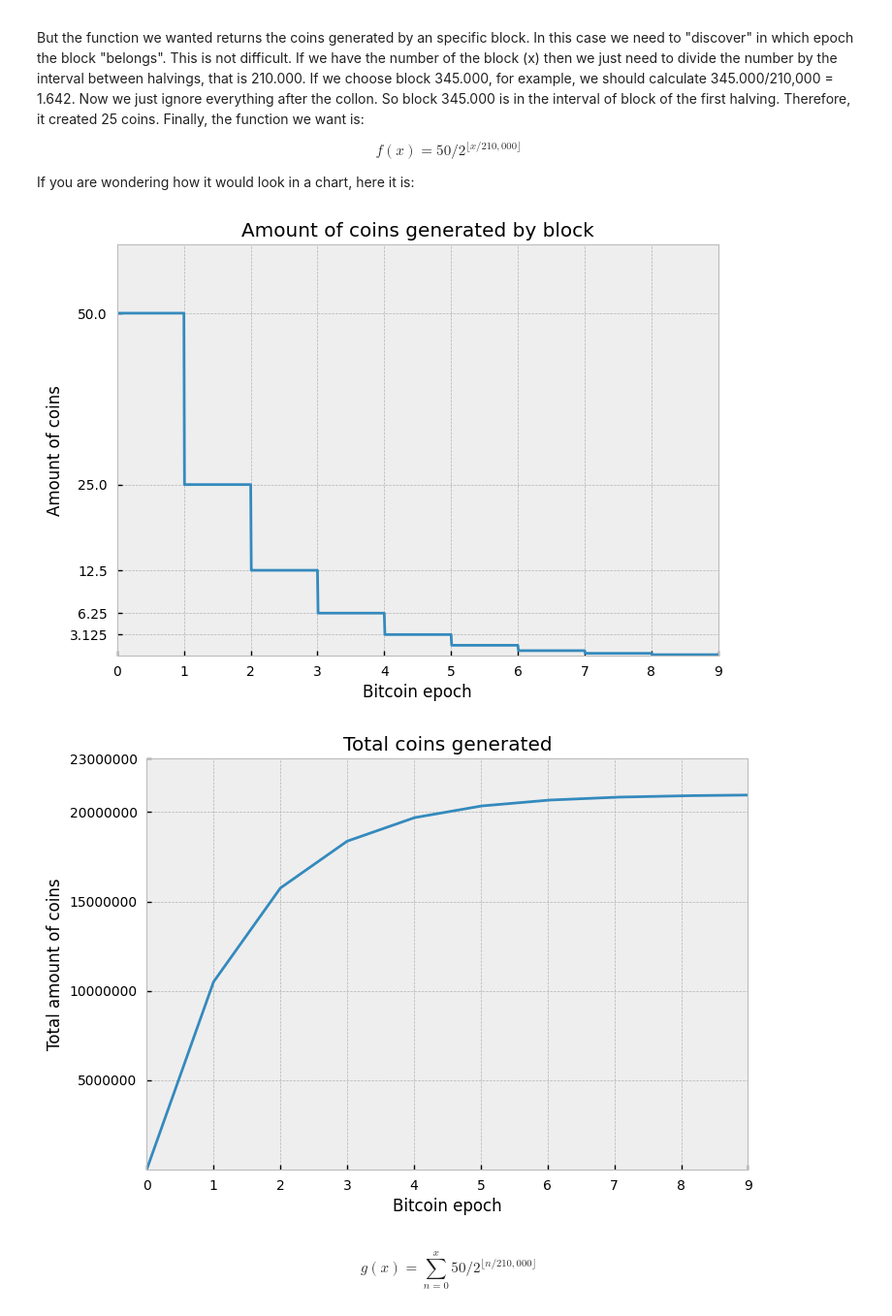
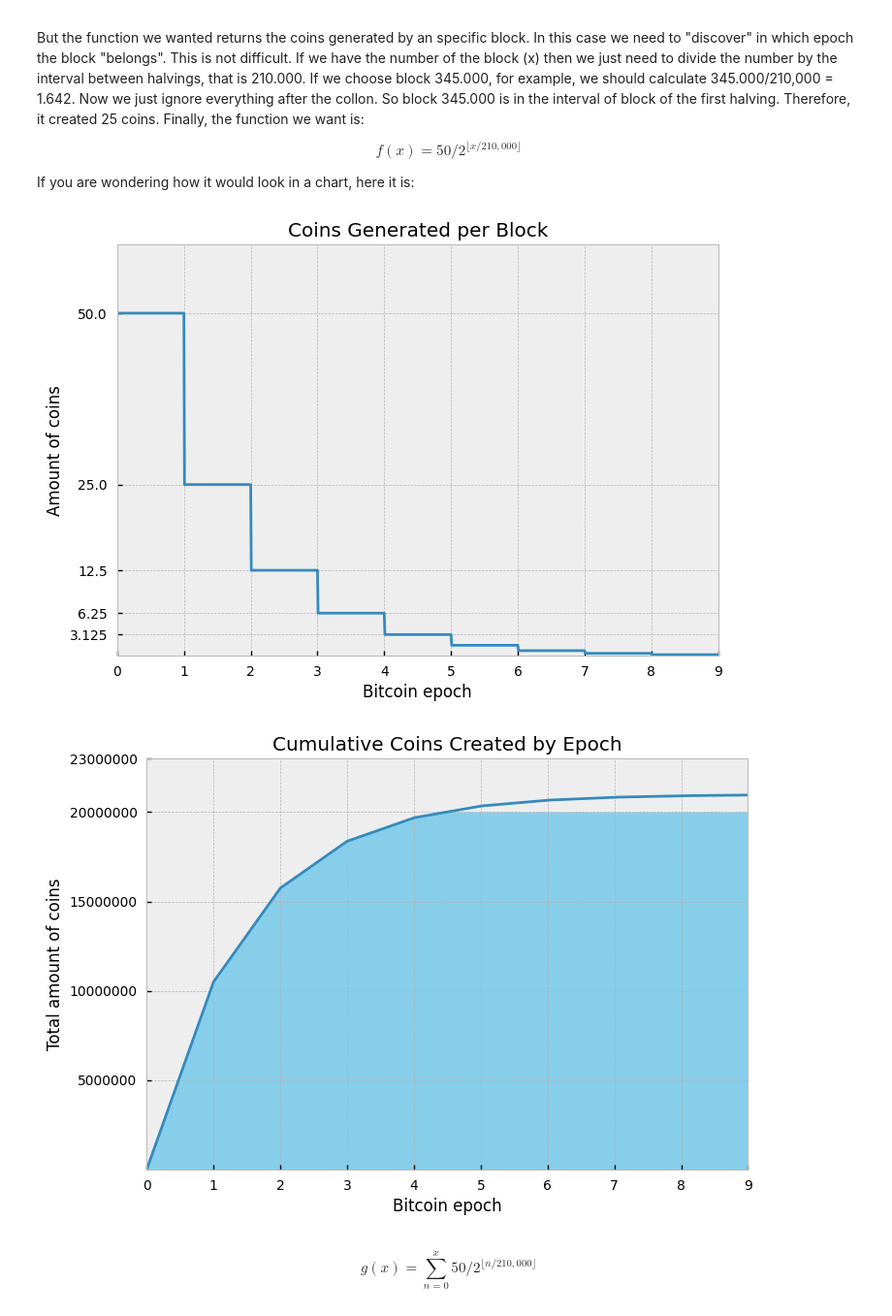
Before and after one commit to TulioNPL/DataScienceAnalysis, a Jupyter notebook: decreasing_coin_generation.ipynb, the cells around one changed output. Shown at 97% size. Drawn from its saved outputs; the diff is of its cells as text; code cells hidden in the pictures.

```diff
--- a/decreasing_coin_generation.ipynb
+++ b/decreasing_coin_generation.ipynb
@@ -85,7 +85,7 @@ import matplotlib.ticker as ticker
 # Create the plot
 fig, ax = plt.subplots()
 ax.plot(x_values, coins_generated_by_block(x_values))
-ax.set_title('Amount of coins generated by block')
+ax.set_title('Coins Generated per Block')
 
 # Define the desired x-ticks
 x_ticks = [i for i in range(0,10*210000,210000)]
@@ -105,11 +105,11 @@ ax.set_ylim(0.1, max(y_ticks) + 10)
 ax.set_ylabel('Amount of coins')
 
 # Saves and shows the figure on the notebook
+plt.style.use(['seaborn-v0_8-notebook','bmh'])
 plt.savefig('coins_per_block.png', bbox_inches='tight')
-plt.style.use(['seaborn-v0_8-notebook','bmh'])
 plt.show()
 # %% [output]
-[figure, old version]
+[figure, new version]
 # %%
 def total_of_coins(block_list):
     bitcoins_created_list = []
@@ -128,29 +128,34 @@ def total_of_coins(block_list):
     return bitcoins_created_list
 # %%
 total_of_coins = total_of_coins(x_values)
+total_of_coins = np.array(total_of_coins)
 # %%
 # Create the plot
 fig, ax = plt.subplots()
 ax.plot(x_values, total_of_coins)
-ax.set_title('Total coins generated')
+ax.set_title('Cumulative Coins Created by Epoch')
 
 # Define the desired x-ticks
 x_ticks = [i for i in range(0,10*210000,210000)]
 ax.set_xticks(x_ticks)
 ax.get_xaxis().set_major_formatter(ticker.FixedFormatter([str(int(tick/210000)) for tick in x_ticks]))
 ax.set_xlim(min(x_ticks), max(x_ticks))
 ax.set_xlabel('Bitcoin epoch')
+
+# Use fill_between to colorize the area below the threshold
+y_fill_threshold = np.array([i if i < 20000000 else 20000000 for i in total_of_coins])
+plt.fill_between(x_values, y_fill_threshold, interpolate=True, color='skyblue')
 
 # Define the desired y-ticks
 y_ticks = [0,5000000,10000000,15000000,20000000, 23000000]
 ax.set_yticks(y_ticks)
 ax.get_yaxis().set_major_formatter(ticker.FixedFormatter([str(tick) for tick in y_ticks]))
 ax.set_ylim(0.1, max(y_ticks) + 10)
 ax.set_ylabel('Total amount of coins',)
 plt.savefig('total_amount_coin.png', bbox_inches='tight')
 plt.show()
 # %% [output]
-[figure, old version]
+[figure, new version]
 # %% [markdown]
 \begin{equation} \tag{5}
 g(x) = \sum_{n=0}^{x}{50/2^{\lfloor {n/210,000} \rfloor}}
```
Also changed, not shown: 3 other files.
